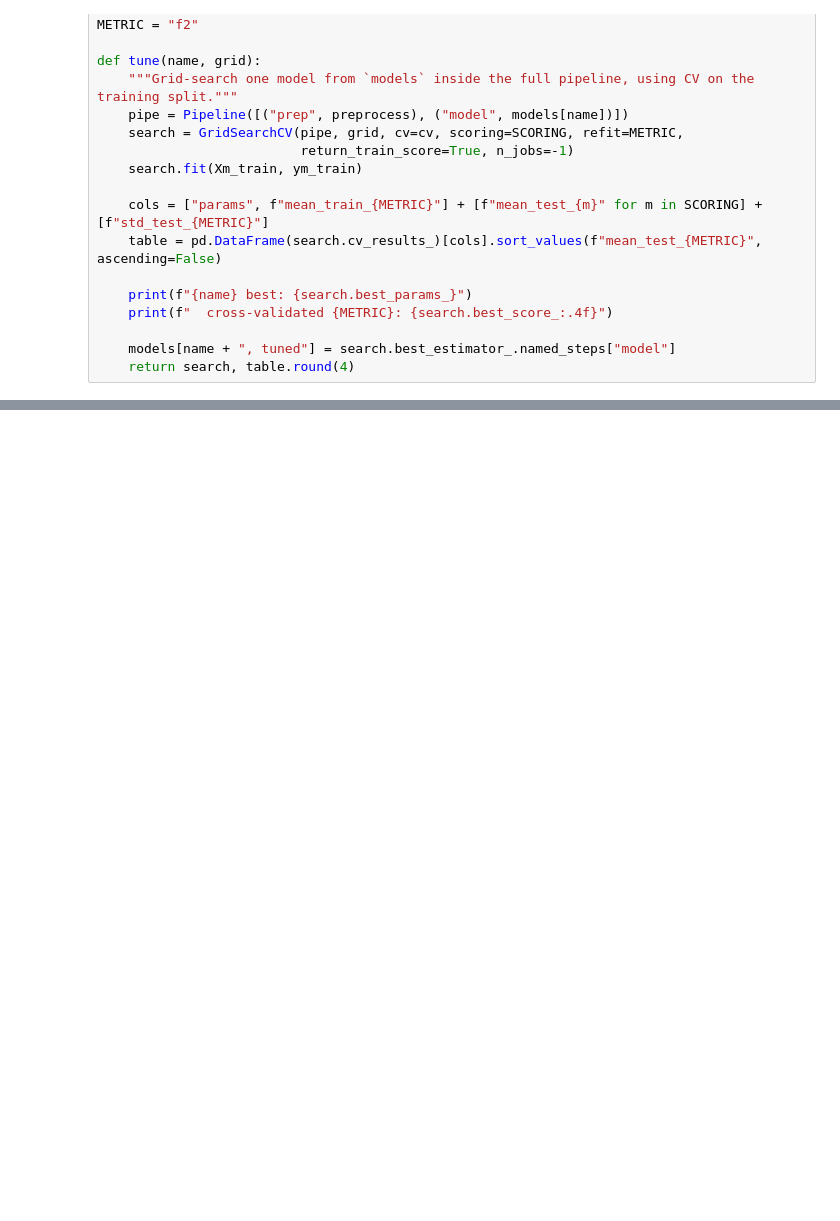
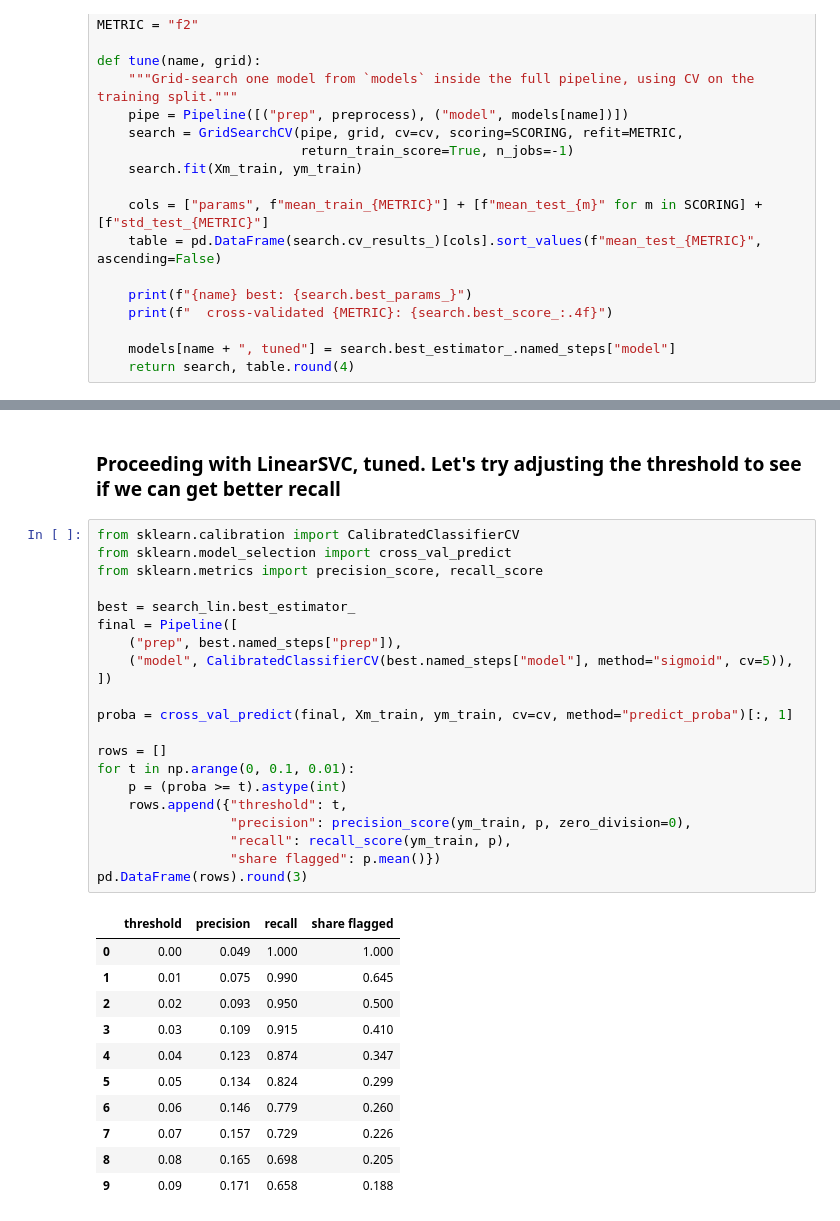
Before and after one commit to Lightfoot7/A.I.-Best-Team, a Jupyter notebook: SVM.ipynb, the cells around one changed output, grey strips where cells are left out. Drawn from its saved outputs; the diff is of its cells as text; blank space fills up the shorter version.

```diff
--- a/SVM.ipynb
+++ b/SVM.ipynb
@@ -347,0 +333,35 @@ results
+# %% [markdown]
+### Proceeding with LinearSVC, tuned. Let's try adjusting the threshold to see if we can get better recall
+# %%
+from sklearn.calibration import CalibratedClassifierCV
+from sklearn.model_selection import cross_val_predict
+from sklearn.metrics import precision_score, recall_score
+
+best = search_lin.best_estimator_
+final = Pipeline([
+    ("prep", best.named_steps["prep"]),
+    ("model", CalibratedClassifierCV(best.named_steps["model"], method="sigmoid", cv=5)),
+])
+
+proba = cross_val_predict(final, Xm_train, ym_train, cv=cv, method="predict_proba")[:, 1]
+
+rows = []
+for t in np.arange(0, 0.1, 0.01):
+    p = (proba >= t).astype(int)
+    rows.append({"threshold": t,
+                 "precision": precision_score(ym_train, p, zero_division=0),
+                 "recall": recall_score(ym_train, p),
+                 "share flagged": p.mean()})
+pd.DataFrame(rows).round(3)
+# %% [output]
+|  | threshold | precision | recall | share flagged |
+| 0 | 0.00 | 0.049 | 1.000 | 1.000 |
+| 1 | 0.01 | 0.075 | 0.990 | 0.645 |
+| 2 | 0.02 | 0.093 | 0.950 | 0.500 |
+| 3 | 0.03 | 0.109 | 0.915 | 0.410 |
+| 4 | 0.04 | 0.123 | 0.874 | 0.347 |
+| 5 | 0.05 | 0.134 | 0.824 | 0.299 |
+| 6 | 0.06 | 0.146 | 0.779 | 0.260 |
+| 7 | 0.07 | 0.157 | 0.729 | 0.226 |
+| 8 | 0.08 | 0.165 | 0.698 | 0.205 |
+| 9 | 0.09 | 0.171 | 0.658 | 0.188 |
```
Also changed, not shown: parts of 8 cells of this notebook.
